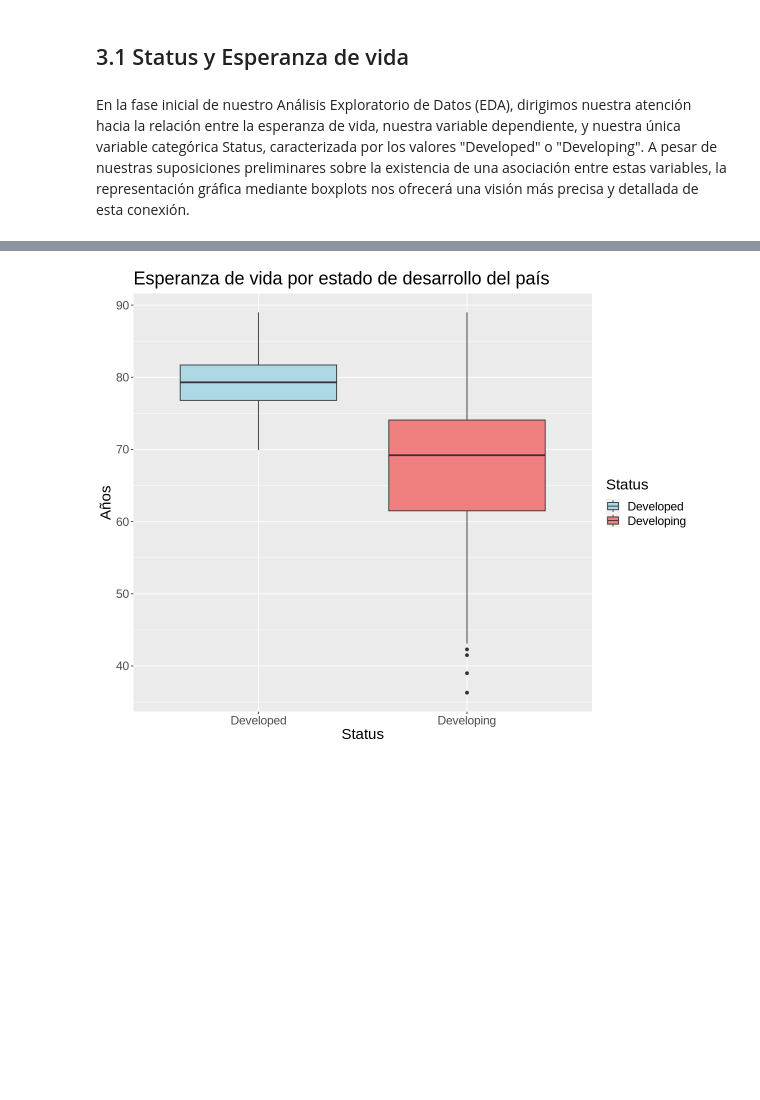
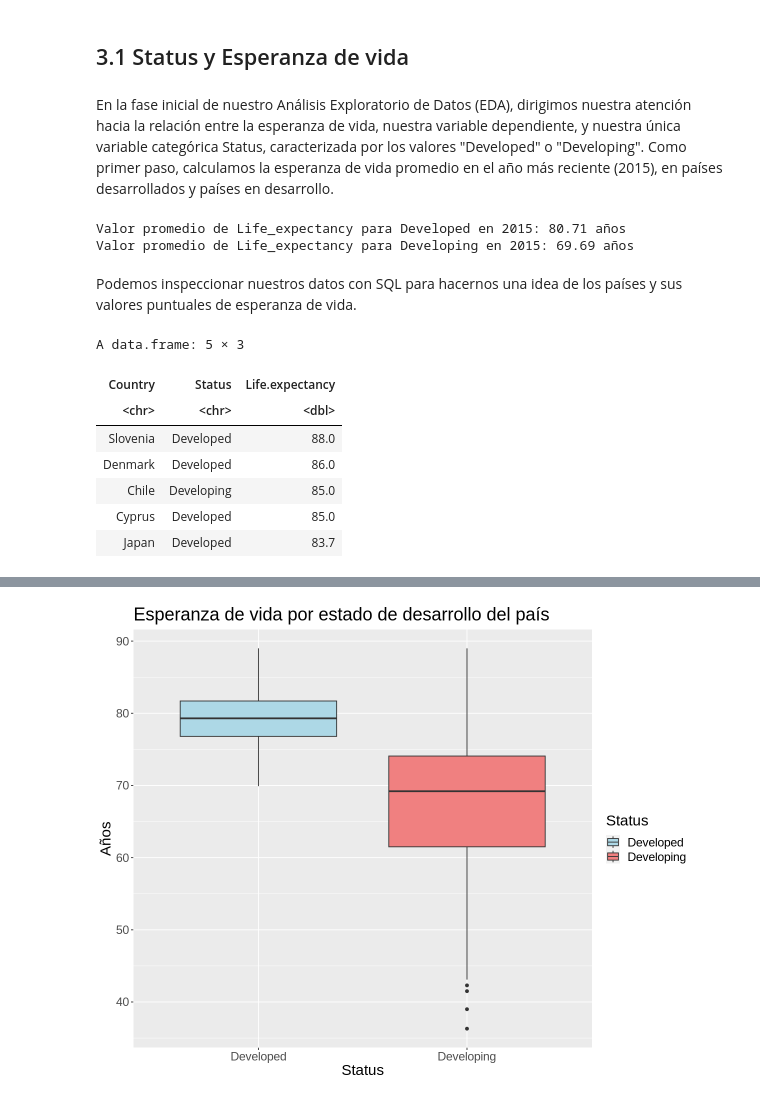
Before and after one commit to josemal98/Proyecto_R_BEDU, a Jupyter notebook: Notebook/Life_expectancy_project.ipynb, the cells around one changed output, grey strips where cells are left out. Saved outputs shown, nothing was run; the diff lists cells and outputs as text; code cells hidden in the pictures; blank space fills up the shorter version.

```diff
--- a/Notebook/Life_expectancy_project.ipynb
+++ b/Notebook/Life_expectancy_project.ipynb
@@ -726,4 +673,38 @@ df_FULL <- df_trans
 # %% [markdown]
 ## 3.1 Status y Esperanza de vida
 # %% [markdown]
-En la fase inicial de nuestro Análisis Exploratorio de Datos (EDA), dirigimos nuestra atención hacia la relación entre la esperanza de vida, nuestra variable dependiente, y nuestra única variable categórica Status, caracterizada por los valores "Developed" o "Developing". A pesar de nuestras suposiciones preliminares sobre la existencia de una asociación entre estas variables, la representación gráfica mediante boxplots nos ofrecerá una visión más precisa y detallada de esta conexión.
+En la fase inicial de nuestro Análisis Exploratorio de Datos (EDA), dirigimos nuestra atención hacia la relación entre la esperanza de vida, nuestra variable dependiente, y nuestra única variable categórica Status, caracterizada por los valores "Developed" o "Developing". Como primer paso, calculamos la esperanza de vida promedio en el año más reciente (2015), en países desarrollados y países en desarrollo.
+# %%
+# Filtra los valores de Life_expectancy para el año 2015 y Developed
+mean_life_expectancy_developed <- round(mean(df$Life.expectancy[df$Status == "Developed" & df$Year == 2015]),2)
+
+# Filtra los valores de Life_expectancy para el año 2015 y Developing
+mean_life_expectancy_developing <- round(mean(df$Life.expectancy[df$Status == "Developing" & df$Year == 2015]),2)
+
+# Muestra los resultados
+cat("Valor promedio de Life_expectancy para Developed en 2015:", mean_life_expectancy_developed, "años\n")
+cat("Valor promedio de Life_expectancy para Developing en 2015:", mean_life_expectancy_developing, "años\n")
+# %% [output]
+Valor promedio de Life_expectancy para Developed en 2015: 80.71 años
+Valor promedio de Life_expectancy para Developing en 2015: 69.69 años
+# %% [markdown]
+Podemos inspeccionar nuestros datos con SQL para hacernos una idea de los países y sus valores puntuales de esperanza de vida.
+# %%
+# TOP 5 países con esperanza de vida más alta
+
+sqldf('
+SELECT Country, Status, "Life.expectancy"
+FROM df
+WHERE Year = 2015
+ORDER BY "Life.expectancy" DESC
+LIMIT  5
+')
+# %% [output]
+A data.frame: 5 × 3
+| Country | Status | Life.expectancy |
+| <chr> | <chr> | <dbl> |
+| Slovenia | Developed | 88.0 |
+| Denmark | Developed | 86.0 |
+| Chile | Developing | 85.0 |
+| Cyprus | Developed | 85.0 |
+| Japan | Developed | 83.7 |
```
Also changed, not shown: parts of 78 cells of this notebook.
